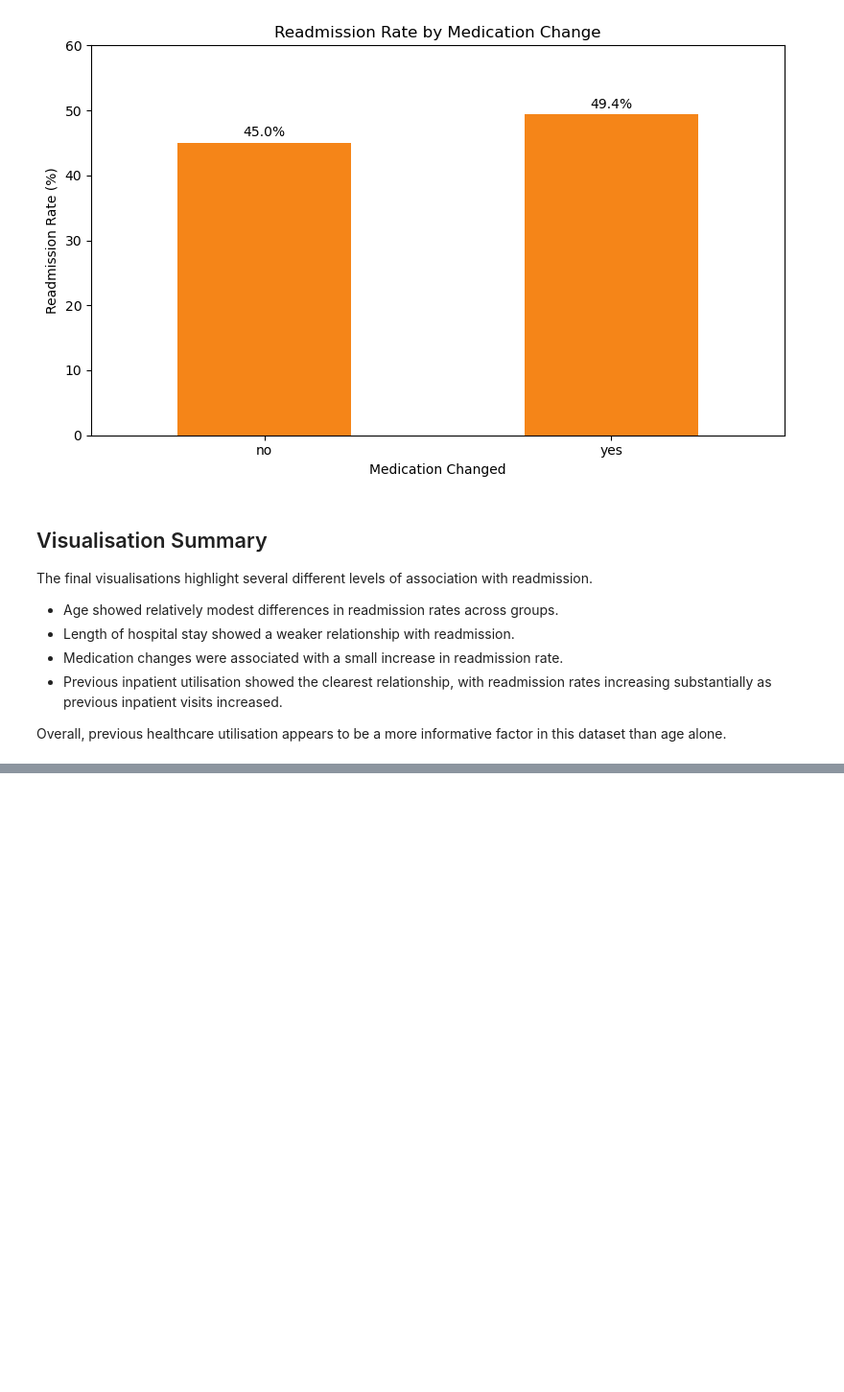
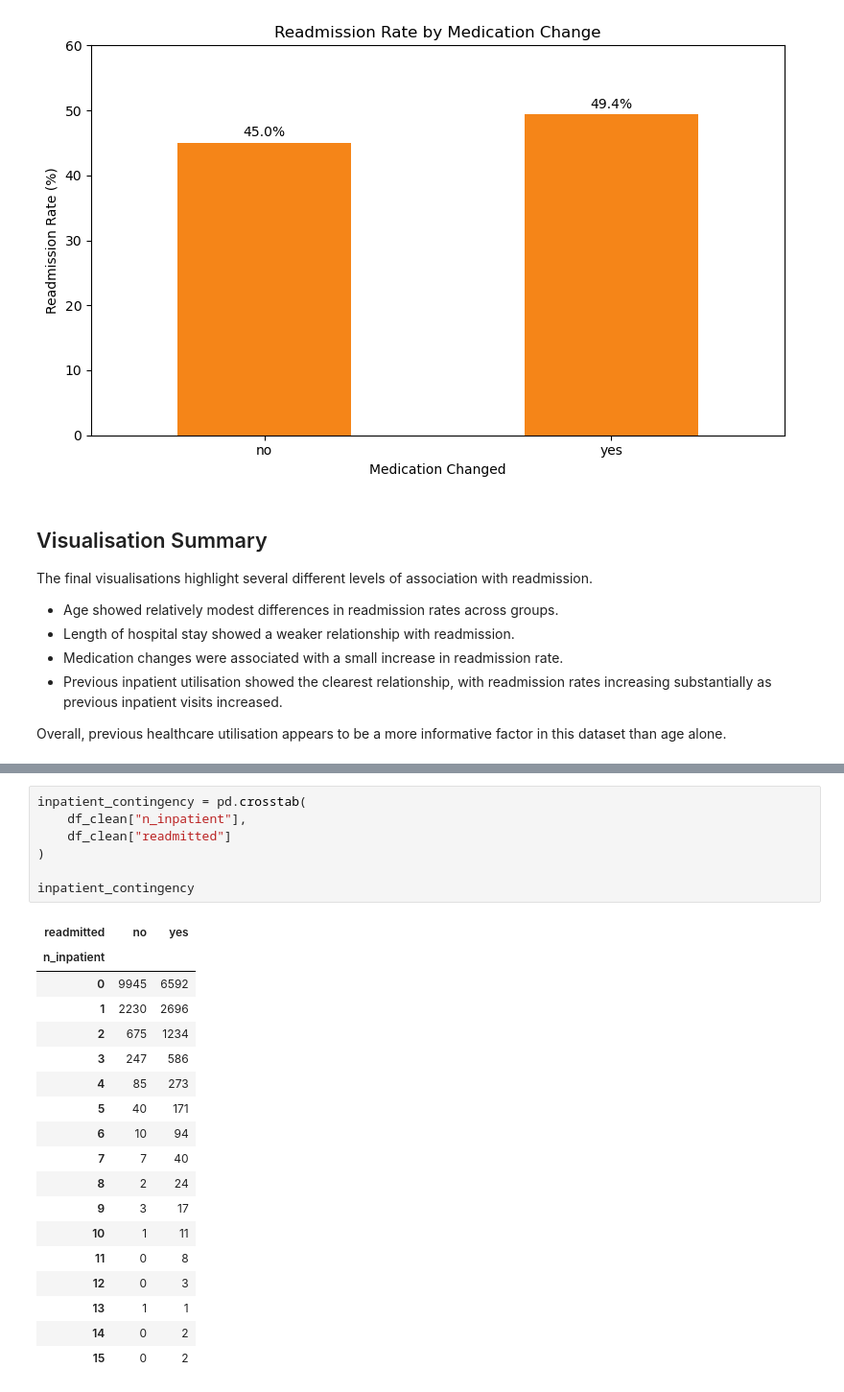
Before and after one commit to shaunagbaje/projects, a Jupyter notebook: hospital_readmission_analysis.ipynb, the cells around one changed output, grey strips where cells are left out. Shown at 96% size. Drawn from its saved outputs; the diff is of its cells as text; blank space fills up the shorter version.

```diff
--- a/hospital_readmission_analysis.ipynb
+++ b/hospital_readmission_analysis.ipynb
@@ -799,0 +824,26 @@ Overall, previous healthcare utilisation appears to be a more informative factor
+# %%
+inpatient_contingency = pd.crosstab(
+    df_clean["n_inpatient"],
+    df_clean["readmitted"]
+)
+
+inpatient_contingency
+# %% [output]
+| readmitted | no | yes |
+| n_inpatient |  |  |
+| 0 | 9945 | 6592 |
+| 1 | 2230 | 2696 |
+| 2 | 675 | 1234 |
+| 3 | 247 | 586 |
+| 4 | 85 | 273 |
+| 5 | 40 | 171 |
+| 6 | 10 | 94 |
+| 7 | 7 | 40 |
+| 8 | 2 | 24 |
+| 9 | 3 | 17 |
+| 10 | 1 | 11 |
+| 11 | 0 | 8 |
+| 12 | 0 | 3 |
+| 13 | 1 | 1 |
+| 14 | 0 | 2 |
+| 15 | 0 | 2 |
```
Also changed, not shown: parts of 29 cells of this notebook.
